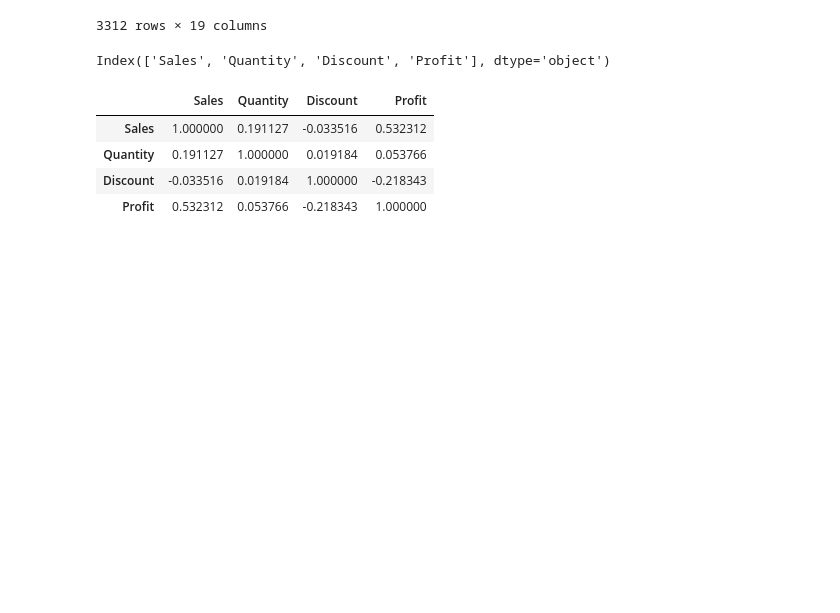
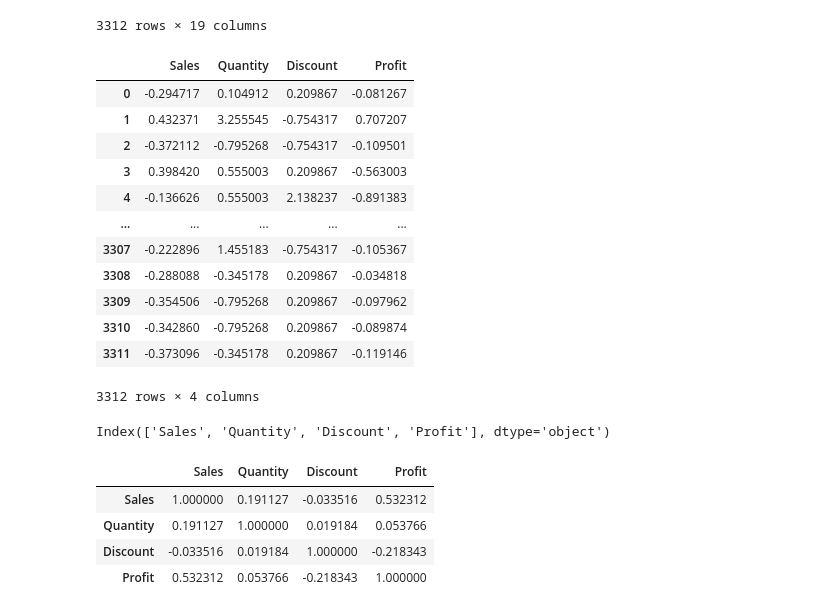
Before and after one commit to lucavinicius/E-Commerce, a Jupyter notebook: Code/E_Commerce_Analysis.ipynb, the cells around one changed output. Cells and saved outputs as stored; diff of their text form; code cells hidden in the pictures; blank space fills up the shorter version.

```diff
--- a/Code/E_Commerce_Analysis.ipynb
+++ b/Code/E_Commerce_Analysis.ipynb
@@ -611,6 +611,22 @@ df
 # Normalize numerical columns
 numerical_cols = df.select_dtypes(include=np.number).columns
 df[numerical_cols] = (df[numerical_cols] - df[numerical_cols].mean()) / df[numerical_cols].std()
+# %%
+df[numerical_cols]
+# %% [output]
+|  | Sales | Quantity | Discount | Profit |
+| 0 | -0.294717 | 0.104912 | 0.209867 | -0.081267 |
+| 1 | 0.432371 | 3.255545 | -0.754317 | 0.707207 |
+| 2 | -0.372112 | -0.795268 | -0.754317 | -0.109501 |
+| 3 | 0.398420 | 0.555003 | 0.209867 | -0.563003 |
+| 4 | -0.136626 | 0.555003 | 2.138237 | -0.891383 |
+| ... | ... | ... | ... | ... |
+| 3307 | -0.222896 | 1.455183 | -0.754317 | -0.105367 |
+| 3308 | -0.288088 | -0.345178 | 0.209867 | -0.034818 |
+| 3309 | -0.354506 | -0.795268 | 0.209867 | -0.097962 |
+| 3310 | -0.342860 | -0.795268 | 0.209867 | -0.089874 |
+| 3311 | -0.373096 | -0.345178 | 0.209867 | -0.119146 |
+3312 rows × 4 columns
 # %%
 # Calculate correlation matrix for numerical columns only
 numerical_columns = df.select_dtypes(include=[np.number]).columns
```
Also changed, not shown: parts of 3 cells of this notebook.
